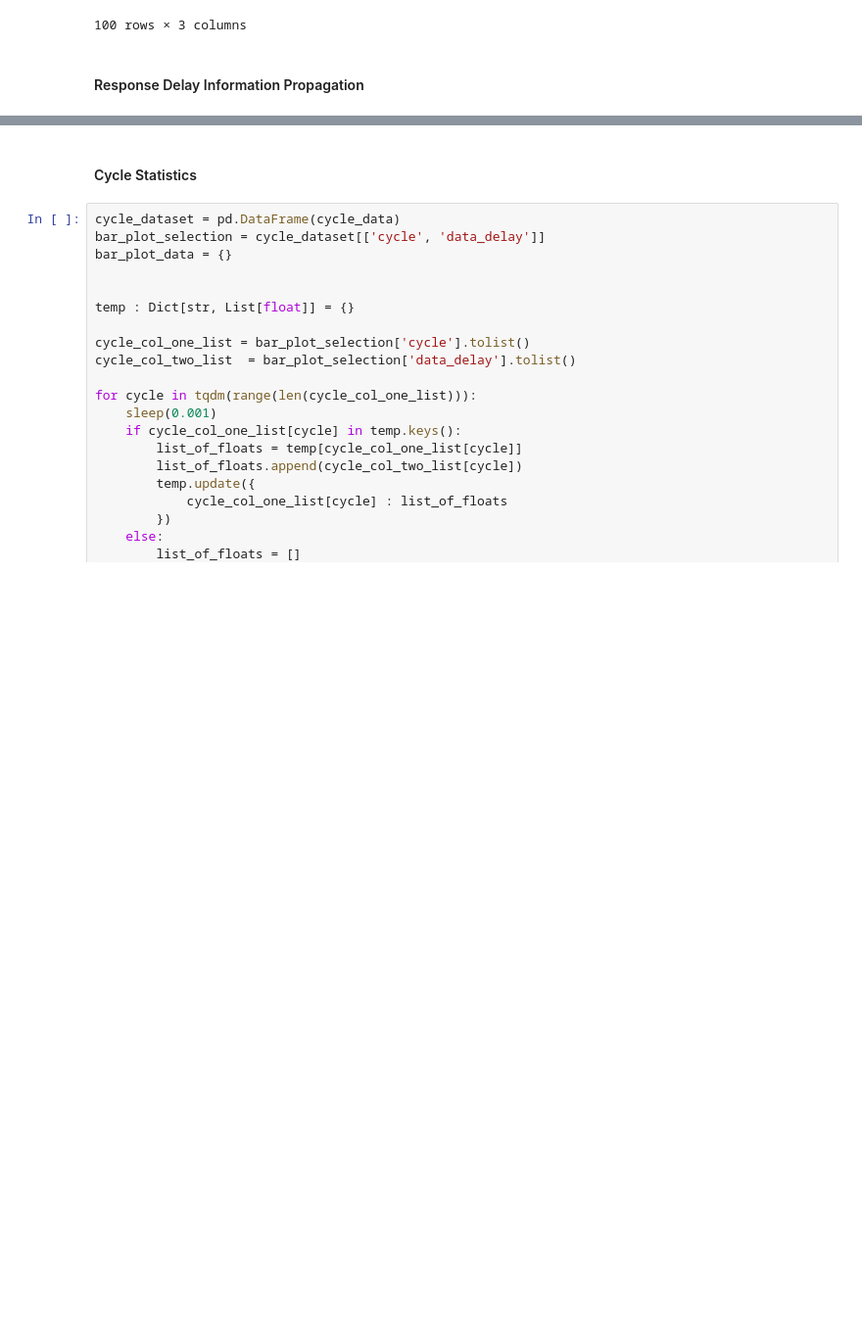
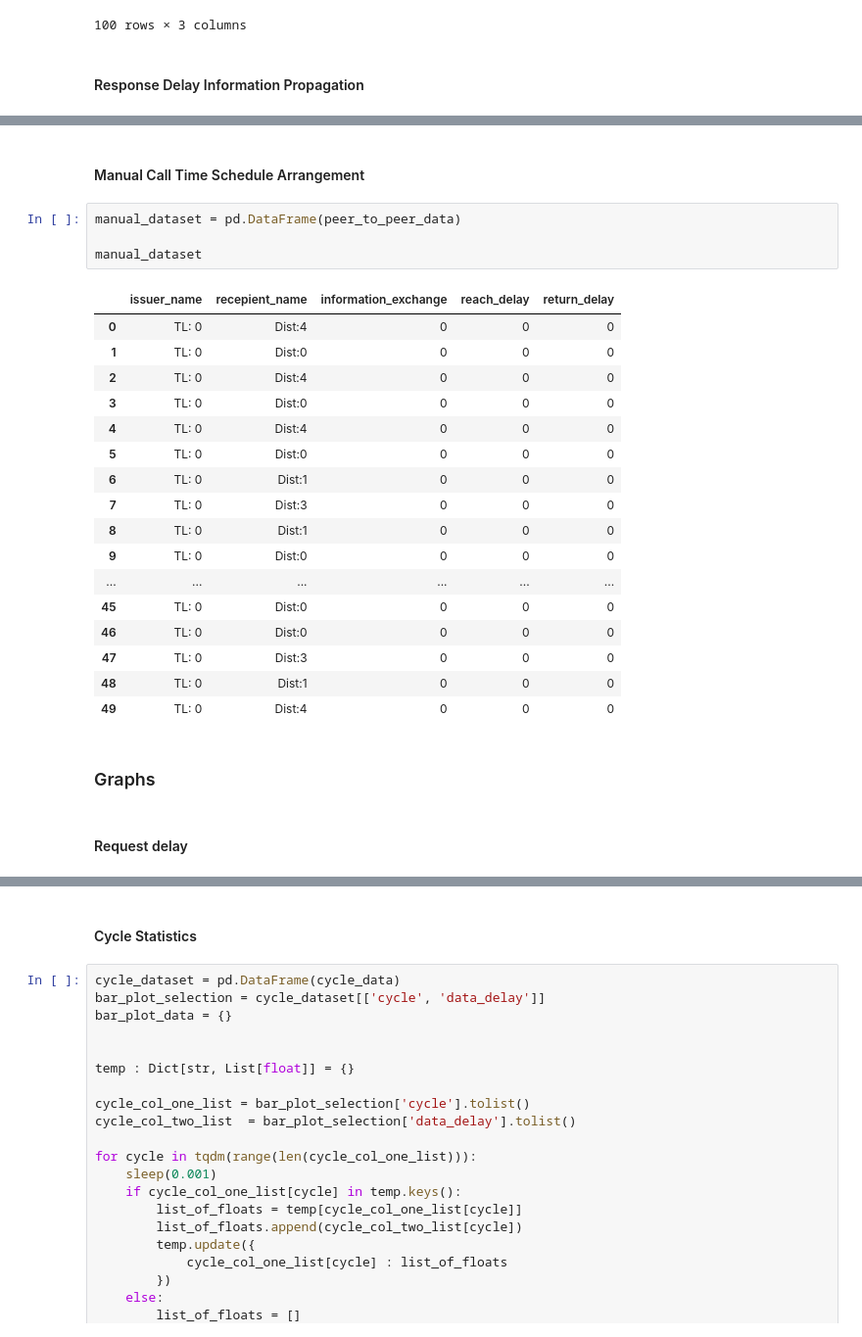
Before and after one commit to AProgramFailure/data-sharing-exploration-for-returnable-assets, a Jupyter notebook: simulations/data-sharing-vs-manual-sharing-simulation/simulation.ipynb, the cells around one changed output, grey strips where cells are left out. Shown at 98% size. Drawn from its saved outputs; the diff is of its cells as text; blank space fills up the shorter version.

```diff
--- a/simulations/data-sharing-vs-manual-sharing-simulation/simulation.ipynb
+++ b/simulations/data-sharing-vs-manual-sharing-simulation/simulation.ipynb
@@ -657,4 +682,32 @@ response_delays
 100 rows × 3 columns
+# %% [markdown]
+#### Manual Call Time Schedule Arrangement
+# %%
+manual_dataset = pd.DataFrame(peer_to_peer_data)
+
+manual_dataset
+# %% [output]
+|  | issuer_name | recepient_name | information_exchange | reach_delay | return_delay |
+| 0 | TL: 0 | Dist:4 | 0 | 0 | 0 |
+| 1 | TL: 0 | Dist:0 | 0 | 0 | 0 |
+| 2 | TL: 0 | Dist:4 | 0 | 0 | 0 |
+| 3 | TL: 0 | Dist:0 | 0 | 0 | 0 |
+| 4 | TL: 0 | Dist:4 | 0 | 0 | 0 |
+| 5 | TL: 0 | Dist:0 | 0 | 0 | 0 |
+| 6 | TL: 0 | Dist:1 | 0 | 0 | 0 |
+| 7 | TL: 0 | Dist:3 | 0 | 0 | 0 |
+| 8 | TL: 0 | Dist:1 | 0 | 0 | 0 |
+| 9 | TL: 0 | Dist:0 | 0 | 0 | 0 |
+| ... | ... | ... | ... | ... | ... |
+| 45 | TL: 0 | Dist:0 | 0 | 0 | 0 |
+| 46 | TL: 0 | Dist:0 | 0 | 0 | 0 |
+| 47 | TL: 0 | Dist:3 | 0 | 0 | 0 |
+| 48 | TL: 0 | Dist:1 | 0 | 0 | 0 |
+| 49 | TL: 0 | Dist:4 | 0 | 0 | 0 |
+# %% [markdown]
+### Graphs
+# %% [markdown]
+#### Request delay
 # %%
 request_delays.plot.hist(alpha=0.5)
 # %% [output]
```
Also changed, not shown: parts of 15 cells of this notebook.
